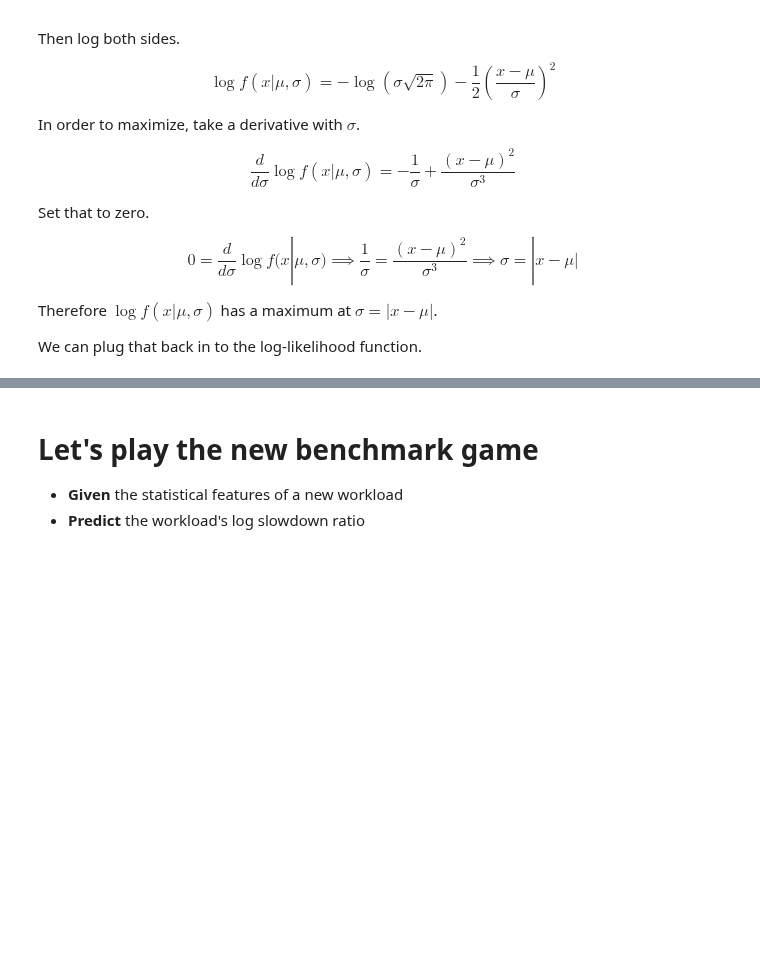
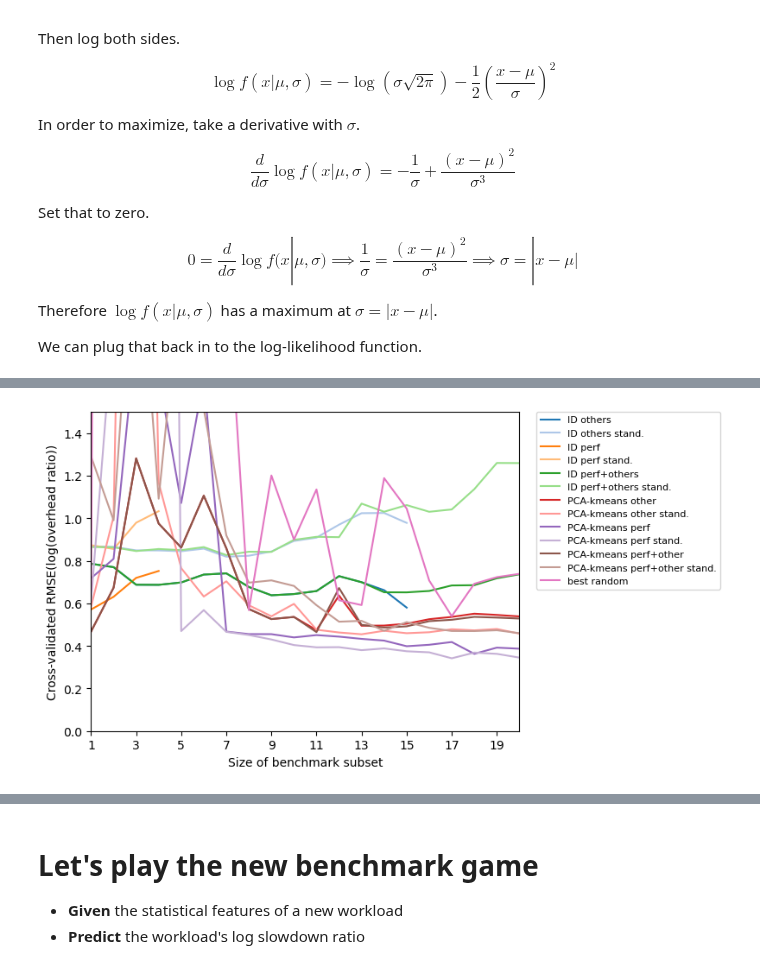
Before and after one commit to charmoniumQ/PROBE, a Jupyter notebook: benchmark/notebook/cross-val.ipynb, the cells around one changed output, grey strips where cells are left out. Saved outputs shown, nothing was run; the diff lists cells and outputs as text; code cells hidden in the pictures; blank space fills up the shorter version.

```diff
--- a/benchmark/notebook/cross-val.ipynb
+++ b/benchmark/notebook/cross-val.ipynb
@@ -227,3 +192,6 @@ Name: count, dtype: int64
+# %%
+import pathlib
+output_dir = pathlib.Path("../docs/benchmark_suite/generated")
 # %%
 agged.groupby(level=1, observed=True).agg(log_rel_slowdown=("log_rel_slowdown", "mean")).sort_values("log_rel_slowdown")
 # %% [output]
@@ -898,7 +1071,7 @@ class BestFeaturePredictor(NewSystemPredictor):
 # %%
 import random
 
-class BestOfNBenchmarkSelector(NewSystemPredictor):
+class BestRandom(NewSystemPredictor):
     """
     First, find the best features to use to predict benchmarks.
     Second, find the tests which best optimize those features.
@@ -952,4 +1125,4 @@ class BestOfNBenchmarkSelector(NewSystemPredictor):
         return len(self.coeffs.flatten()) + 1
 
     def __str__(self) -> str:
-        return f"best of {self.n_benchmarks}"
+        return f"best random"
@@ -1102,0 +1288,26 @@ test_system_predictors([
+# %%
+tmpdf = system_predictors_df.sort_values(["predictor", "n_benchmarks"]).set_index("predictor")
+fig = matplotlib.pyplot.figure()
+ax = fig.add_subplot(1, 1, 1)
+clip_ymax = 1.5
+for i, predictor in enumerate(tmpdf.index.unique()):
+    if " feat " in str(predictor):
+        continue
+    xs = tmpdf.loc[predictor]["n_benchmarks"]
+    mid = tmpdf.loc[predictor]["rmse (⇩ = better)"]
+    err = tmpdf.loc[predictor]["rmse stddev (⇩ = better)"]
+    low = numpy.clip(mid - err / 5, 0, clip_ymax)
+    high = numpy.clip(mid + err / 5, 0, clip_ymax)
+    #ax.fill_between(xs, low, high, alpha=0.2, color=colors[i])
+    ax.plot(xs, mid, color=matplotlib.cm.tab20.colors[i], label=predictor)
+ax.set_ylim(0, clip_ymax)
+xmax = system_predictors_df["n_benchmarks"].max()
+ax.set_xticks(range(1, xmax, 2))
+ax.set_xlim(1, xmax)
+ax.set_xlabel("Size of benchmark subset")
+ax.set_ylabel("Cross-validated RMSE(log(overhead ratio))")
+#ax.set_title("Competition for best subsetting algorithm")
+ax.legend(bbox_to_anchor=(1.04, 1), borderaxespad=0, prop={"size": 8})
+fig.savefig(output_dir / "subsetting.pdf", bbox_inches="tight")
+# %% [output]
+[figure, added]
```
Also changed, not shown: parts of 49 cells of this notebook, 10 other files.
